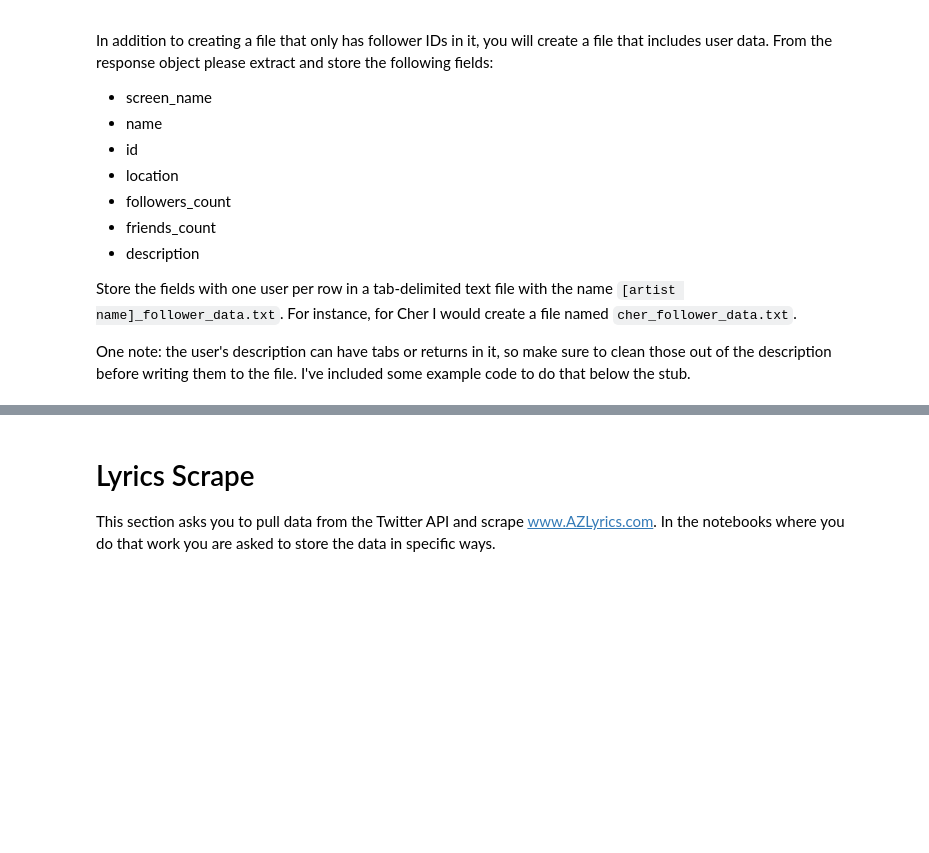
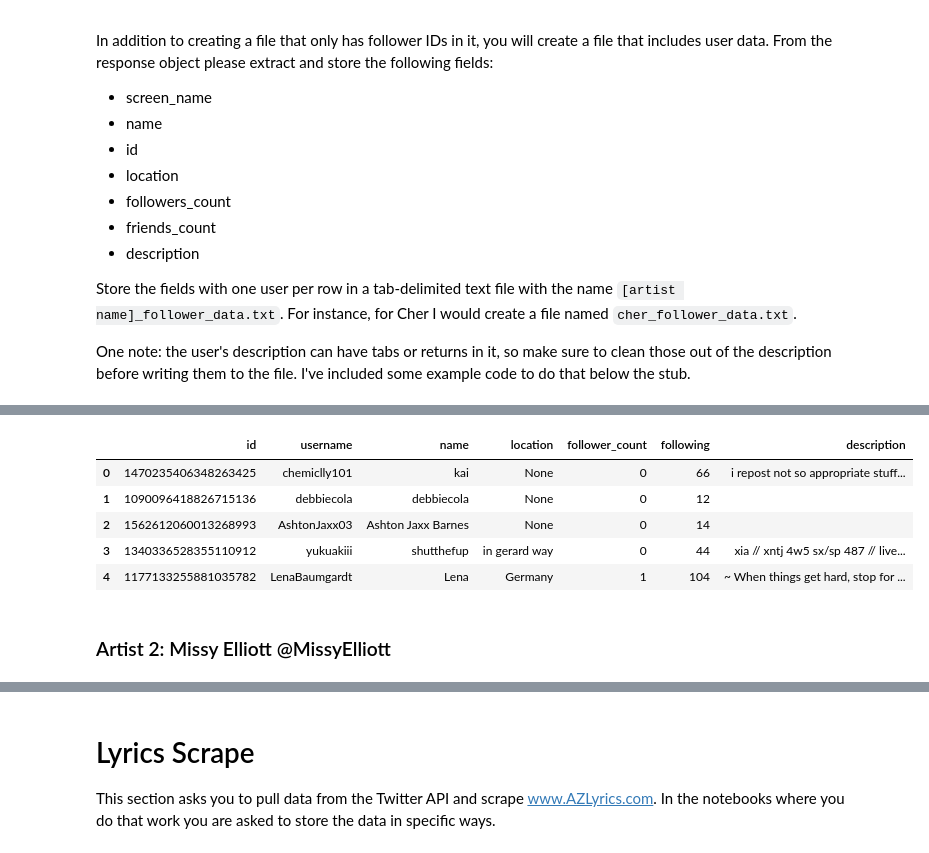
Before and after one commit to evchow/ADS509_Module_1, a Jupyter notebook: API and Scrape.ipynb, the cells around one changed output, grey strips where cells are left out. Cells and saved outputs as stored; diff of their text form; code cells hidden in the pictures; blank space fills up the shorter version.

Commit message:
Pulled follower data

```diff
--- a/API and Scrape.ipynb
+++ b/API and Scrape.ipynb
@@ -476,0 +476,12 @@ for handle in handles:
+# %%
+# checking dataframes to ensure proper data pull
+users_output_MCR.head()
+# %% [output]
+|  | id | username | name | location | follower_count | following | description |
+| 0 | 1470235406348263425 | chemiclly101 | kai | None | 0 | 66 | i repost not so appropriate stuff... |
+| 1 | 1090096418826715136 | debbiecola | debbiecola | None | 0 | 12 |  |
+| 2 | 1562612060013268993 | AshtonJaxx03 | Ashton Jaxx Barnes | None | 0 | 14 |  |
+| 3 | 1340336528355110912 | yukuakiii | shutthefup | in gerard way | 0 | 44 | xia // xntj 4w5 sx/sp 487 // live... |
+| 4 | 1177133255881035782 | LenaBaumgardt | Lena | Germany | 1 | 104 | ~ When things get hard, stop for ... |
+# %% [markdown]
+### Artist 2: Missy Elliott @MissyElliott
```
Also changed, not shown: parts of 24 cells of this notebook, 4 other files.
